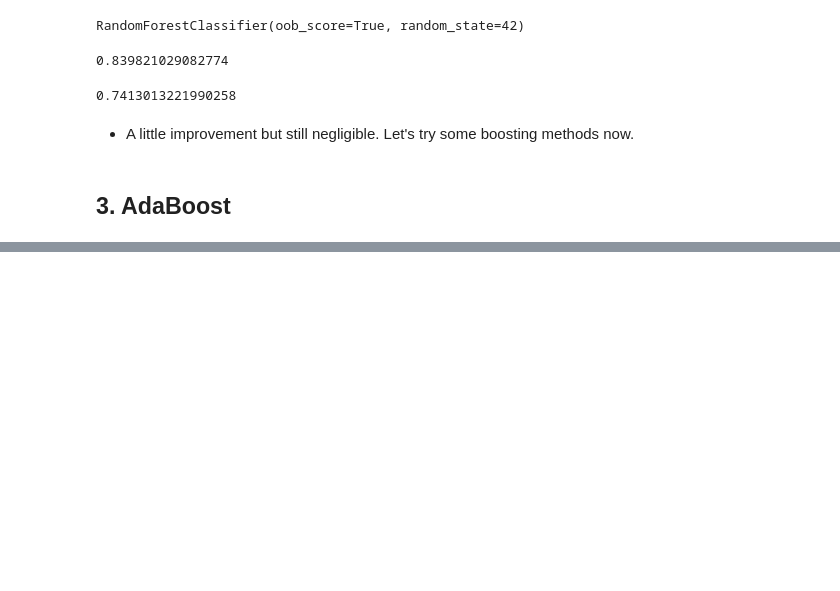
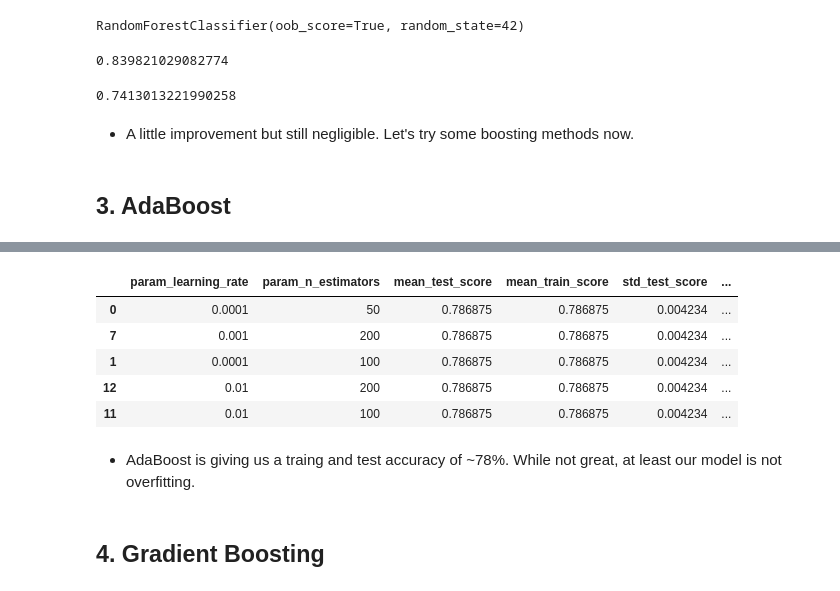
Before and after one commit to faheemrajwadkar/HR-Analytics---Job-Change-Classification-using-CART, a Jupyter notebook: HR Analytics Job Change Classification - CART.ipynb, the cells around one changed output, grey strips where cells are left out. Saved outputs shown, nothing was run; the diff lists cells and outputs as text; code cells hidden in the pictures; blank space fills up the shorter version.

Commit message:
AdaBoost Complete

```diff
--- a/HR Analytics Job Change Classification - CART.ipynb
+++ b/HR Analytics Job Change Classification - CART.ipynb
@@ -783,10 +783,10 @@ clf_rf.score(X_test[feature_scores.index[:2]], y_test)
 # %%
 from sklearn.ensemble import AdaBoostClassifier
 
-clf_adaBoost = AdaBoostClassifier(random_state=42,
-                                  base_estimator = tree.DecisionTreeClassifier(),
-                                  n_estimators=500
-                                 )
+clf_adaBoost = AdaBoostClassifier(random_state=42)
 
 clf_adaBoost.fit(X_train, y_train)
+
+# if you use base_estimator = DecisionTreeClassifier(), AdaBoost will grow the trees to it's fullest (default DT settings);
+# so unless using a specific DT, use base_estimator = None
 # %% [output]
@@ -816,0 +810,16 @@ weighted avg       0.70      0.72      0.70      5748
+# %%
+from sklearn.model_selection import GridSearchCV
+
+params = {'n_estimators': [50, 100, 200, 400, 600],
+          'learning_rate': [0.0001, 0.001, 0.01, 0.1, 1, 1.5, 2]
+         }
+
+clf_adaBoost_cv = GridSearchCV(estimator = AdaBoostClassifier(random_state=42),
+                               param_grid = params,
+                               cv = 3,
+                               return_train_score = True,
+                               scoring = 'accuracy',
+                               verbose = 2
+                              )
+
+clf_adaBoost_cv.fit(X_train, y_train)
@@ -816,0 +889,15 @@ weighted avg       0.70      0.72      0.70      5748
+# %%
+cv_results = pd.DataFrame(clf_adaBoost_cv.cv_results_).dropna()
+cv_results = cv_results.iloc[:, [4,5,10,16,11,17]]
+cv_results.sort_values(by = 'mean_train_score', ascending = False).head()
+# %% [output]
+|  | param_learning_rate | param_n_estimators | mean_test_score | mean_train_score | std_test_score | ... |
+| 0 | 0.0001 | 50 | 0.786875 | 0.786875 | 0.004234 | ... |
+| 7 | 0.001 | 200 | 0.786875 | 0.786875 | 0.004234 | ... |
+| 1 | 0.0001 | 100 | 0.786875 | 0.786875 | 0.004234 | ... |
+| 12 | 0.01 | 200 | 0.786875 | 0.786875 | 0.004234 | ... |
+| 11 | 0.01 | 100 | 0.786875 | 0.786875 | 0.004234 | ... |
+# %% [markdown]
+- AdaBoost is giving us a traing and test accuracy of ~78%. While not great, at least our model is not overfitting.
+# %% [markdown]
+## 4. Gradient Boosting
```
Also changed, not shown: parts of 23 cells of this notebook.
